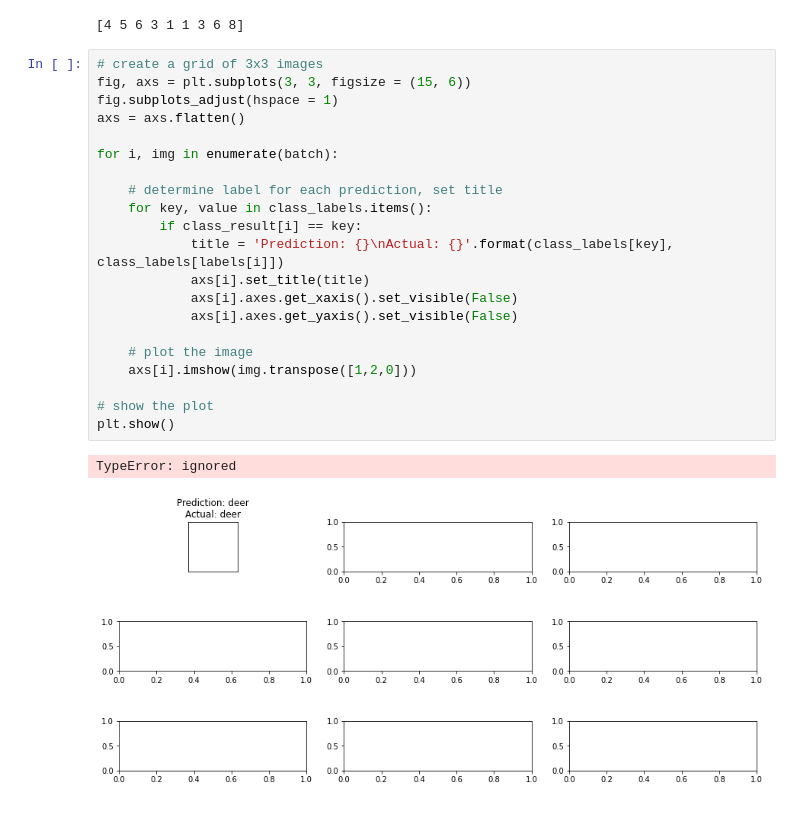
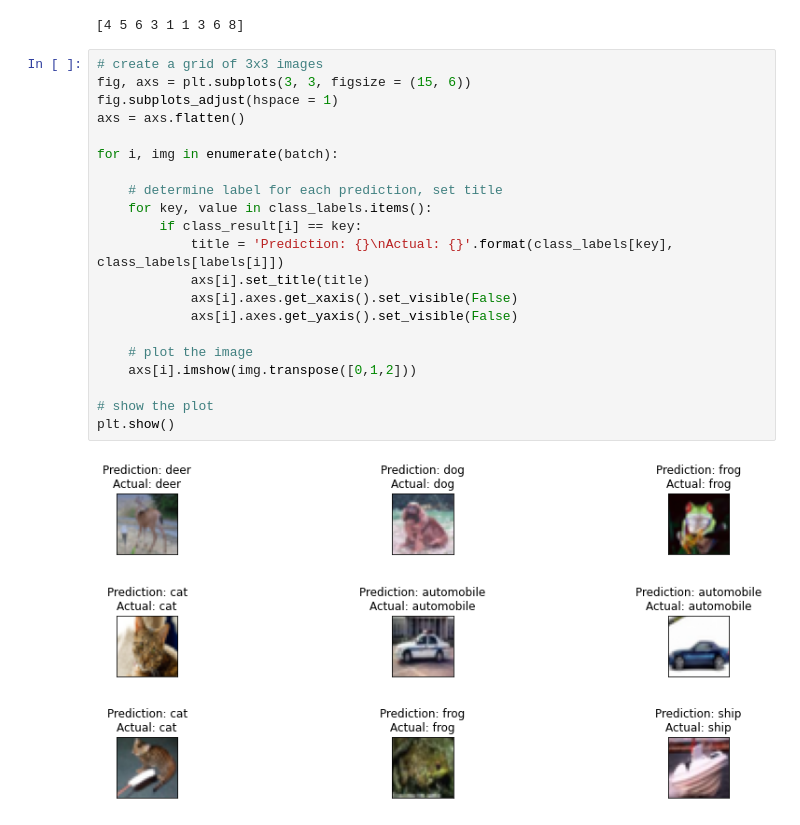
Before and after one commit to baldeep-singh/object_recognition, a Jupyter notebook: object_recognition.ipynb, the cells around one changed output. Drawn from its saved outputs; the diff is of its cells as text.

```diff
--- a/object_recognition.ipynb
+++ b/object_recognition.ipynb
@@ -230,24 +230,23 @@ print(class_result)
 # %%
 # create a grid of 3x3 images
 fig, axs = plt.subplots(3, 3, figsize = (15, 6))
 fig.subplots_adjust(hspace = 1)
 axs = axs.flatten()
 
 for i, img in enumerate(batch):
 
     # determine label for each prediction, set title
     for key, value in class_labels.items():
         if class_result[i] == key:
             title = 'Prediction: {}\nActual: {}'.format(class_labels[key], class_labels[labels[i]])
             axs[i].set_title(title)
             axs[i].axes.get_xaxis().set_visible(False)
             axs[i].axes.get_yaxis().set_visible(False)
 
     # plot the image
-    axs[i].imshow(img.transpose([1,2,0]))
+    axs[i].imshow(img.transpose([0,1,2]))
 
 # show the plot
 plt.show()
 # %% [output]
-TypeError: ignored
-[figure, old version]
+[figure, new version]
```
